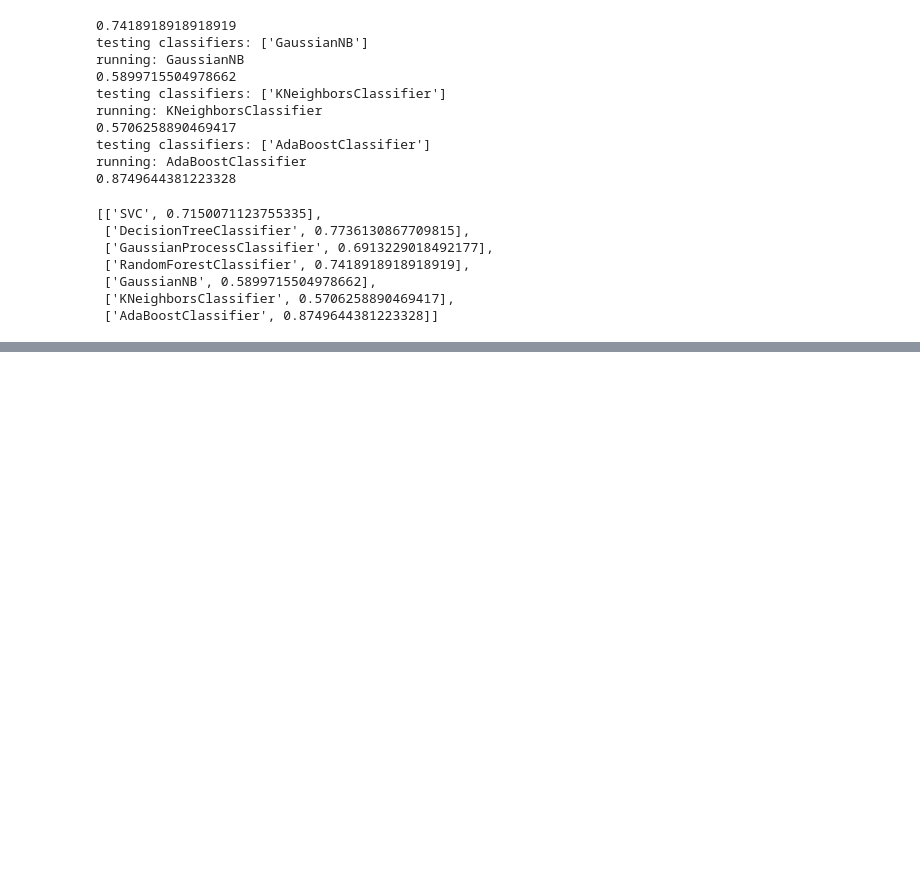
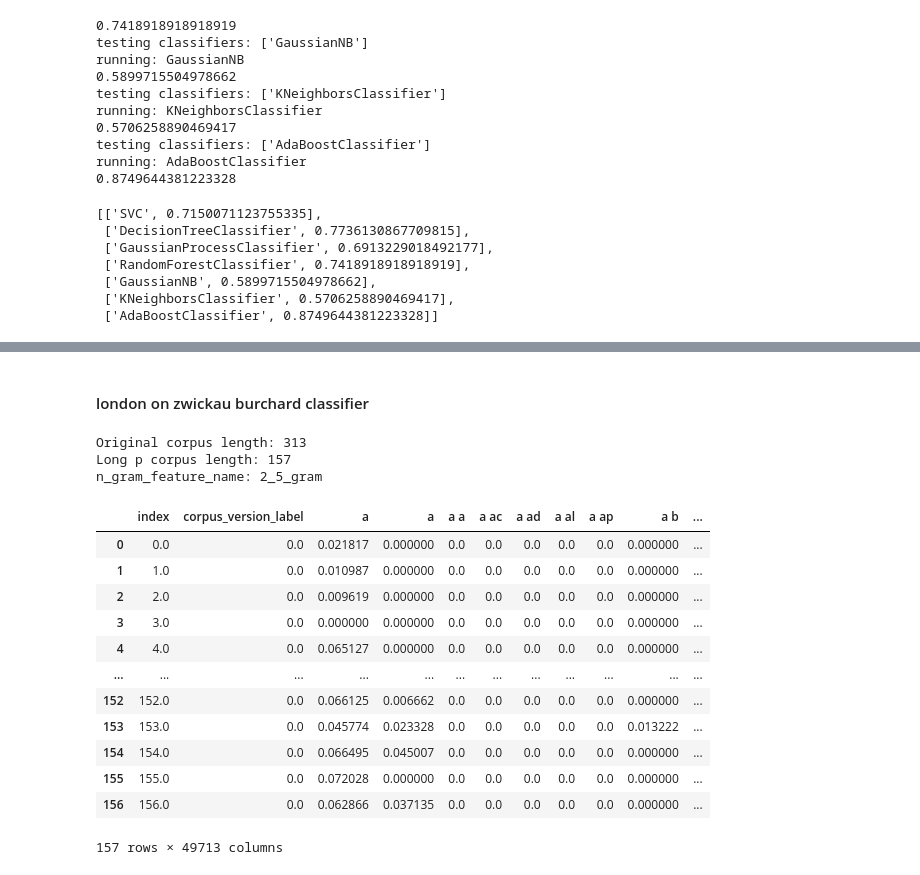
Before and after one commit to sashaaKr/thesis, a Jupyter notebook: notebooks/preparation for 8.8 - create burchard from zwickau.ipynb, the cells around one changed output, grey strips where cells are left out. Cells and saved outputs as stored; diff of their text form; code cells hidden in the pictures; blank space fills up the shorter version.

```diff
--- a/notebooks/preparation for 8.8 - create burchard from zwickau.ipynb
+++ b/notebooks/preparation for 8.8 - create burchard from zwickau.ipynb
@@ -564,0 +658,26 @@ burchard_zwickau_greed_rearch_resp
+# %% [markdown]
+#### london on zwickau burchard classifier
+# %%
+london_with_processing_features_tfidf_2_5_gram_cosine_similarity_long_p_df = thesisModelFeatures.create_london_features_tfidf_2_5_gram_cosine_similarity_long_p_df(
+    thesisModelFeatures.load_zwickau_burchard_vectorizer('features_tfidf_2_5_gram_cosine_similarity_long_p')
+)
+# %% [output]
+Original corpus length: 313
+Long p corpus length: 157
+n_gram_feature_name: 2_5_gram
+# %%
+london_with_processing_features_tfidf_2_5_gram_cosine_similarity_long_p_df
+# %% [output]
+|  | index | corpus_version_label | a | a | a a | a ac | a ad | a al | a ap | a b | ... |
+| 0 | 0.0 | 0.0 | 0.021817 | 0.000000 | 0.0 | 0.0 | 0.0 | 0.0 | 0.0 | 0.000000 | ... |
+| 1 | 1.0 | 0.0 | 0.010987 | 0.000000 | 0.0 | 0.0 | 0.0 | 0.0 | 0.0 | 0.000000 | ... |
+| 2 | 2.0 | 0.0 | 0.009619 | 0.000000 | 0.0 | 0.0 | 0.0 | 0.0 | 0.0 | 0.000000 | ... |
+| 3 | 3.0 | 0.0 | 0.000000 | 0.000000 | 0.0 | 0.0 | 0.0 | 0.0 | 0.0 | 0.000000 | ... |
+| 4 | 4.0 | 0.0 | 0.065127 | 0.000000 | 0.0 | 0.0 | 0.0 | 0.0 | 0.0 | 0.000000 | ... |
+| ... | ... | ... | ... | ... | ... | ... | ... | ... | ... | ... | ... |
+| 152 | 152.0 | 0.0 | 0.066125 | 0.006662 | 0.0 | 0.0 | 0.0 | 0.0 | 0.0 | 0.000000 | ... |
+| 153 | 153.0 | 0.0 | 0.045774 | 0.023328 | 0.0 | 0.0 | 0.0 | 0.0 | 0.0 | 0.013222 | ... |
+| 154 | 154.0 | 0.0 | 0.066495 | 0.045007 | 0.0 | 0.0 | 0.0 | 0.0 | 0.0 | 0.000000 | ... |
+| 155 | 155.0 | 0.0 | 0.072028 | 0.000000 | 0.0 | 0.0 | 0.0 | 0.0 | 0.0 | 0.000000 | ... |
+| 156 | 156.0 | 0.0 | 0.062866 | 0.037135 | 0.0 | 0.0 | 0.0 | 0.0 | 0.0 | 0.000000 | ... |
+157 rows × 49713 columns
```
Also changed, not shown: parts of 40 cells of this notebook, 4 other files.
